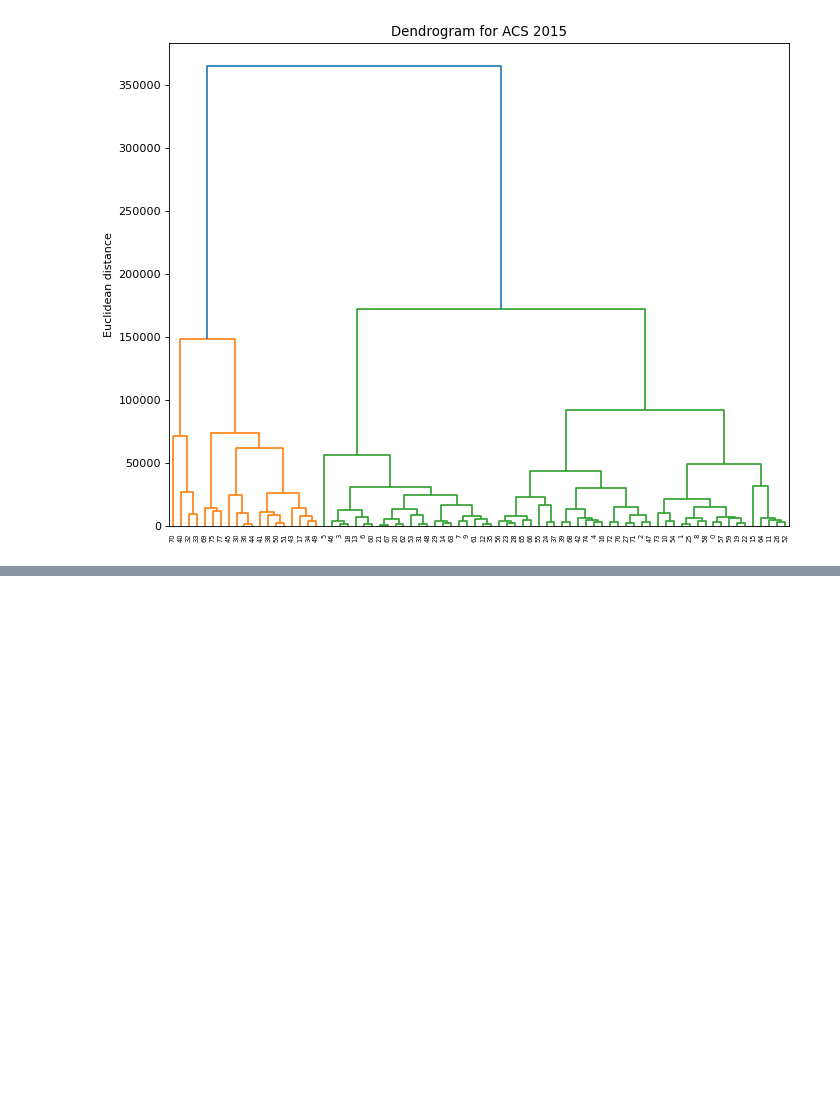
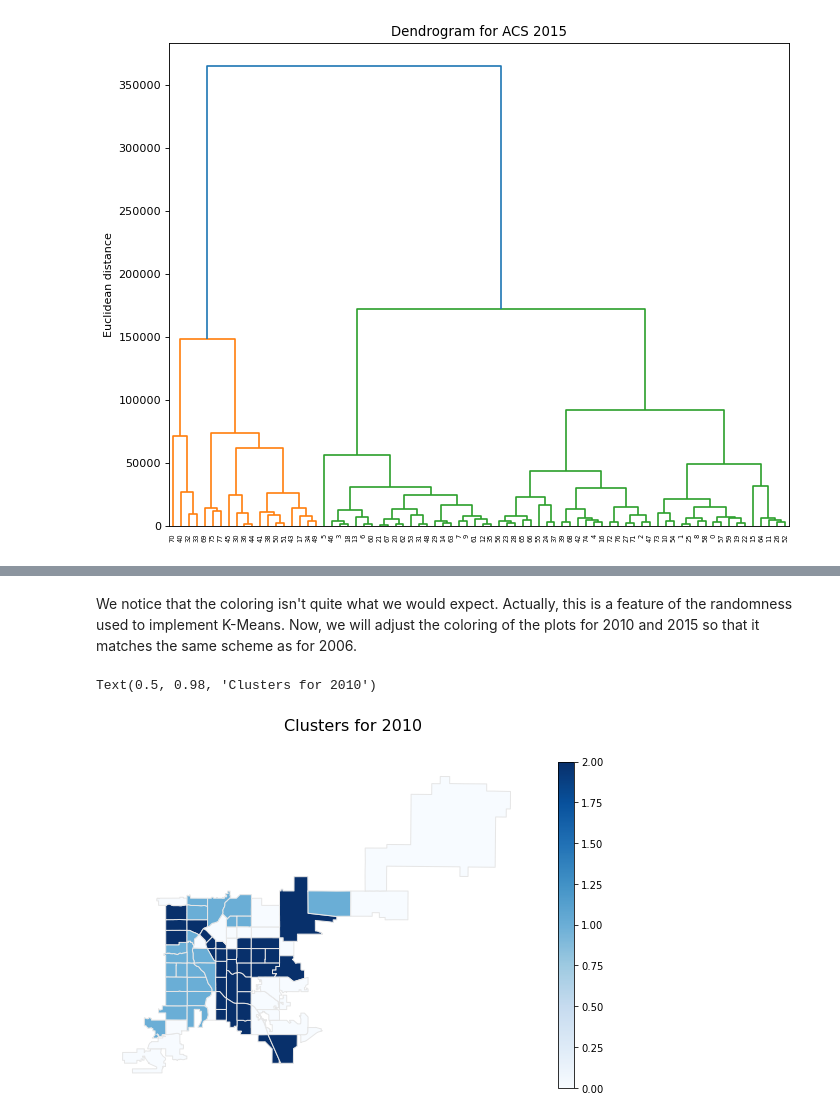
Before and after one commit to wgrewe/D2P-Optimization-Fall-2021, a Jupyter notebook: American_Community_Surveys/Survey Data Cleaning.ipynb, the cells around one changed output, grey strips where cells are left out. Saved outputs shown, nothing was run; the diff lists cells and outputs as text; code cells hidden in the pictures; blank space fills up the shorter version.

```diff
--- a/American_Community_Surveys/Survey Data Cleaning.ipynb
+++ b/American_Community_Surveys/Survey Data Cleaning.ipynb
@@ -184,0 +285,23 @@ array([2, 2, 0, 2, 0, 2, 2, 2, 1, 1, 1, 2, 2, 2, 1, 1, 0, 0, 2, 1, 2, 1,
+# %% [markdown]
+We notice that the coloring isn't quite what we would expect. Actually, this is a feature of the randomness used to implement K-Means. Now, we will adjust the coloring of the plots for 2010 and 2015 so that it matches the same scheme as for 2006.
+# %%
+# Fix cluster colors for 2010
+correct_2010_dict = {0:2, 2:0}
+neighborhood_clustered_2010_fixed = neighborhood_clustered_2010.copy()
+neighborhood_clustered_2010_fixed.loc[:,["CLUSTER"]] = neighborhood_clustered_2010_fixed["CLUSTER"].replace(correct_2010_dict)
+
+# Plot with corrected colors
+
+plot_neighborhoods_2010_fixed = neighborhoods_2010.merge(neighborhood_clustered_2010_fixed, how='inner', on="NBHD_NAME")
+
+shape_2010_fixed = map_df.merge(plot_neighborhoods_2010_fixed, #map_df merge to df
+ left_on=["NBHD_ID"],
+ right_on=["NBHD_ID"])
+
+fig, ax = plt.subplots(1, figsize=(10,6))
+shape_2010_fixed.plot(column='CLUSTER', cmap='Blues', linewidth=1, ax=ax, edgecolor='0.9', legend = True)
+ax.axis('off')
+fig.suptitle('Clusters for 2010', fontsize=16)
+# %% [output]
+Text(0.5, 0.98, 'Clusters for 2010')
+[figure, added]
```
Also changed, not shown: parts of 28 cells of this notebook.
